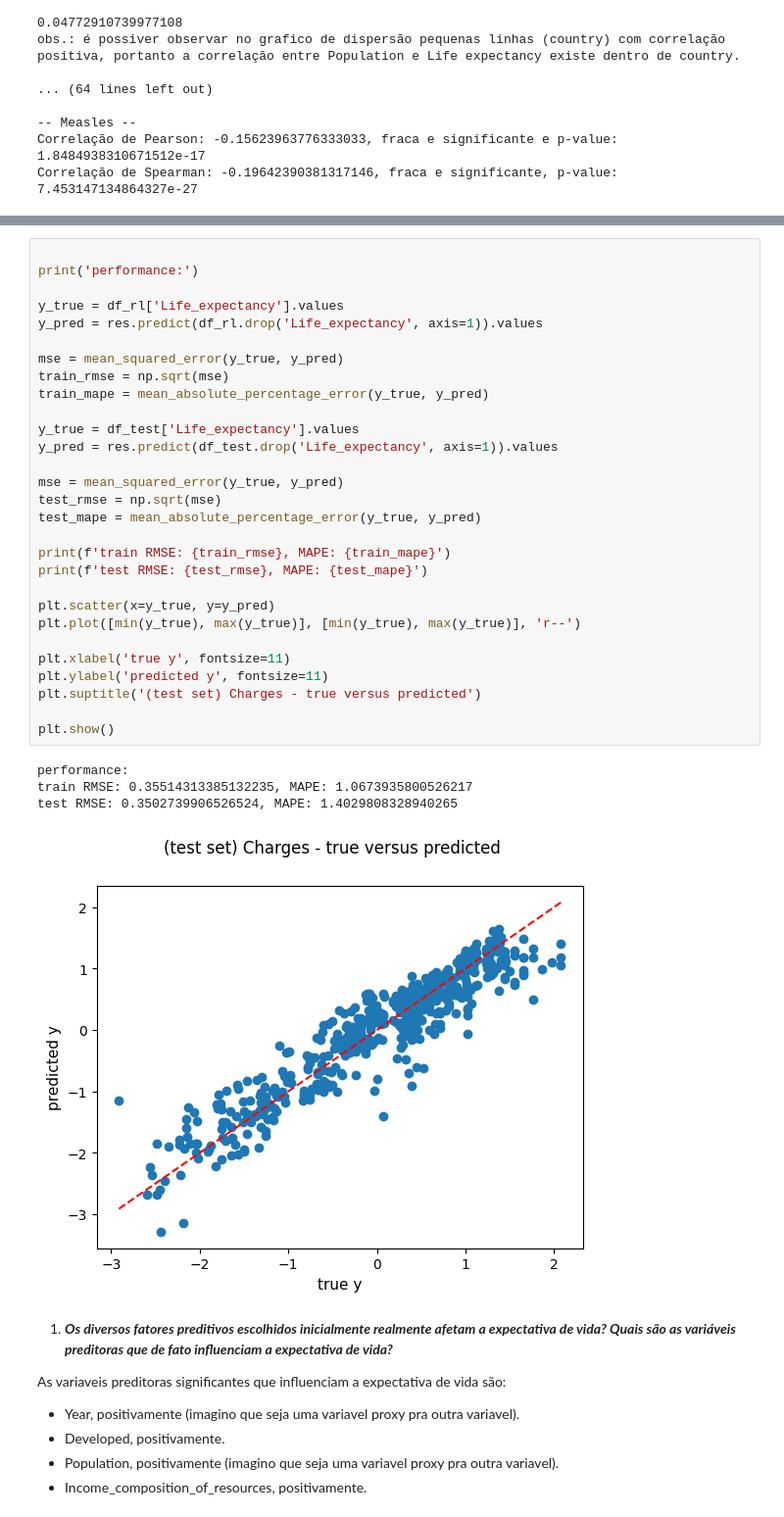
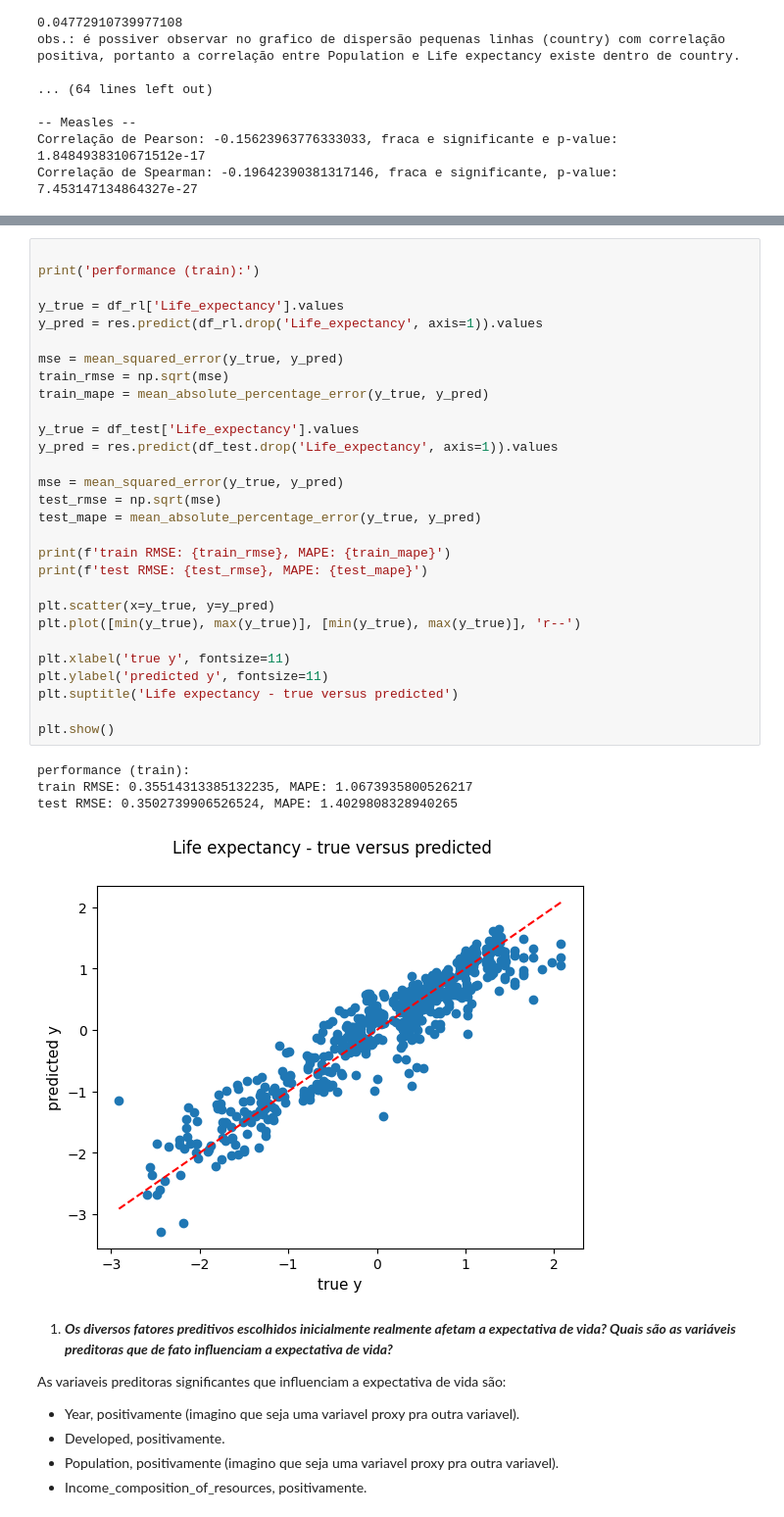
Before and after one commit to richardsantino/life-expectancy-prediction, a Jupyter notebook: life_expectancy_prediction.ipynb, the cells around one changed output, grey strips where cells are left out. Shown at 98% size. Saved outputs shown, nothing was run; the diff lists cells and outputs as text.

```diff
--- a/life_expectancy_prediction.ipynb
+++ b/life_expectancy_prediction.ipynb
@@ -824,38 +828,38 @@ Notes:
 [1] Standard Errors assume that the covariance matrix of the errors is correctly specified.
 # %%
 
-print('performance:')
+print('performance (train):')
 
 y_true = df_rl['Life_expectancy'].values
 y_pred = res.predict(df_rl.drop('Life_expectancy', axis=1)).values
 
 mse = mean_squared_error(y_true, y_pred)
 train_rmse = np.sqrt(mse)
 train_mape = mean_absolute_percentage_error(y_true, y_pred)
 
 y_true = df_test['Life_expectancy'].values
 y_pred = res.predict(df_test.drop('Life_expectancy', axis=1)).values
 
 mse = mean_squared_error(y_true, y_pred)
 test_rmse = np.sqrt(mse)
 test_mape = mean_absolute_percentage_error(y_true, y_pred)
 
 print(f'train RMSE: {train_rmse}, MAPE: {train_mape}')
 print(f'test RMSE: {test_rmse}, MAPE: {test_mape}')
 
 plt.scatter(x=y_true, y=y_pred)
 plt.plot([min(y_true), max(y_true)], [min(y_true), max(y_true)], 'r--')
 
 plt.xlabel('true y', fontsize=11)
 plt.ylabel('predicted y', fontsize=11)
-plt.suptitle('(test set) Charges - true versus predicted')
+plt.suptitle('Life expectancy - true versus predicted')
 
 plt.show()
 # %% [output]
-performance:
+performance (train):
 train RMSE: 0.35514313385132235, MAPE: 1.0673935800526217
 test RMSE: 0.3502739906526524, MAPE: 1.4029808328940265
-[figure, old version]
+[figure, new version]
 # %% [markdown]
 1. ***Os diversos fatores preditivos escolhidos inicialmente realmente afetam a expectativa de vida? Quais são as variáveis preditoras que de fato influenciam a expectativa de vida?***
 
```
Also changed, not shown: parts of 20 cells of this notebook.
